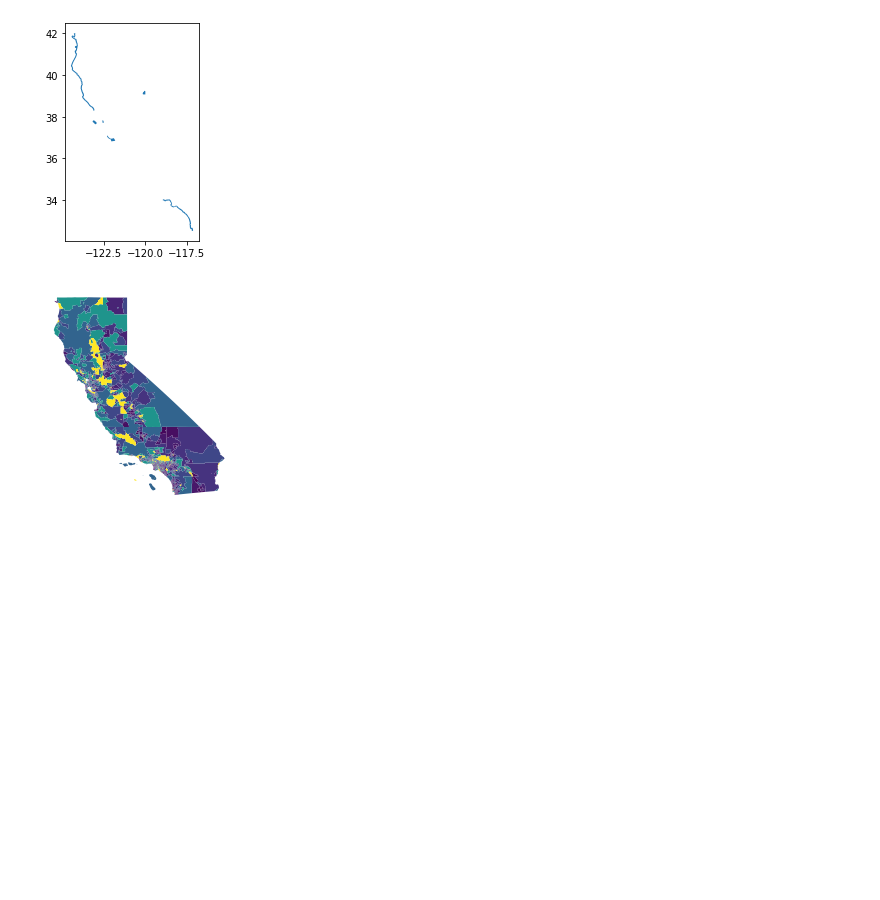
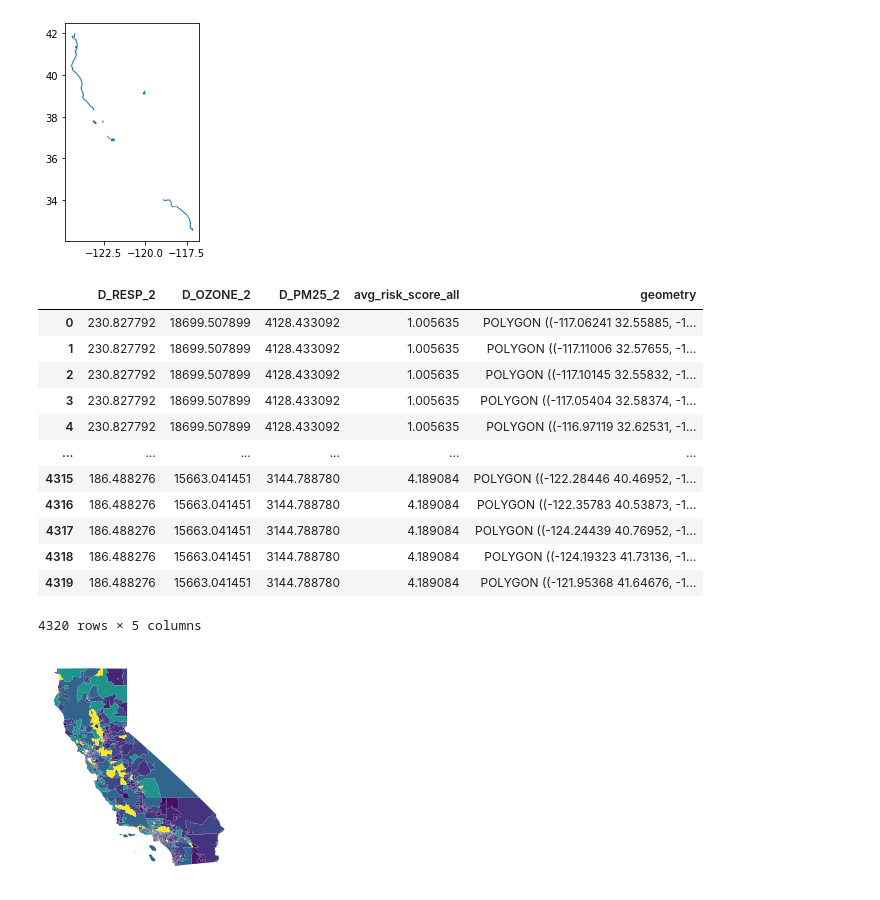
Before and after one commit to earthrise-media/justice-map, a Jupyter notebook: notebooks/bucket_layers.ipynb, the cells around one changed output. Cells and saved outputs as stored; diff of their text form; code cells hidden in the pictures; blank space fills up the shorter version.

```diff
--- a/notebooks/bucket_layers.ipynb
+++ b/notebooks/bucket_layers.ipynb
@@ -69,6 +69,22 @@ cali_expanded["flood_bucket"] = pandas.qcut(
 cali_dissolved = cali_expanded.dissolve(by='flood_bucket', aggfunc='mean')
 final = cali_dissolved.explode().reset_index(drop=True)
 final.to_file("../data/flood_factor_bucket.geojson", driver="GeoJSON")
+# %%
+final
+# %% [output]
+|  | D_RESP_2 | D_OZONE_2 | D_PM25_2 | avg_risk_score_all | geometry |
+| 0 | 230.827792 | 18699.507899 | 4128.433092 | 1.005635 | POLYGON ((-117.06241 32.55885, -1... |
+| 1 | 230.827792 | 18699.507899 | 4128.433092 | 1.005635 | POLYGON ((-117.11006 32.57655, -1... |
+| 2 | 230.827792 | 18699.507899 | 4128.433092 | 1.005635 | POLYGON ((-117.10145 32.55832, -1... |
+| 3 | 230.827792 | 18699.507899 | 4128.433092 | 1.005635 | POLYGON ((-117.05404 32.58374, -1... |
+| 4 | 230.827792 | 18699.507899 | 4128.433092 | 1.005635 | POLYGON ((-116.97119 32.62531, -1... |
+| ... | ... | ... | ... | ... | ... |
+| 4315 | 186.488276 | 15663.041451 | 3144.788780 | 4.189084 | POLYGON ((-122.28446 40.46952, -1... |
+| 4316 | 186.488276 | 15663.041451 | 3144.788780 | 4.189084 | POLYGON ((-122.35783 40.53873, -1... |
+| 4317 | 186.488276 | 15663.041451 | 3144.788780 | 4.189084 | POLYGON ((-124.24439 40.76952, -1... |
+| 4318 | 186.488276 | 15663.041451 | 3144.788780 | 4.189084 | POLYGON ((-124.19323 41.73136, -1... |
+| 4319 | 186.488276 | 15663.041451 | 3144.788780 | 4.189084 | POLYGON ((-121.95368 41.64676, -1... |
+4320 rows × 5 columns
 # %%
 ax = final.plot(
     column = "avg_risk_score_all",
```
Also changed, not shown: 1 other file.
